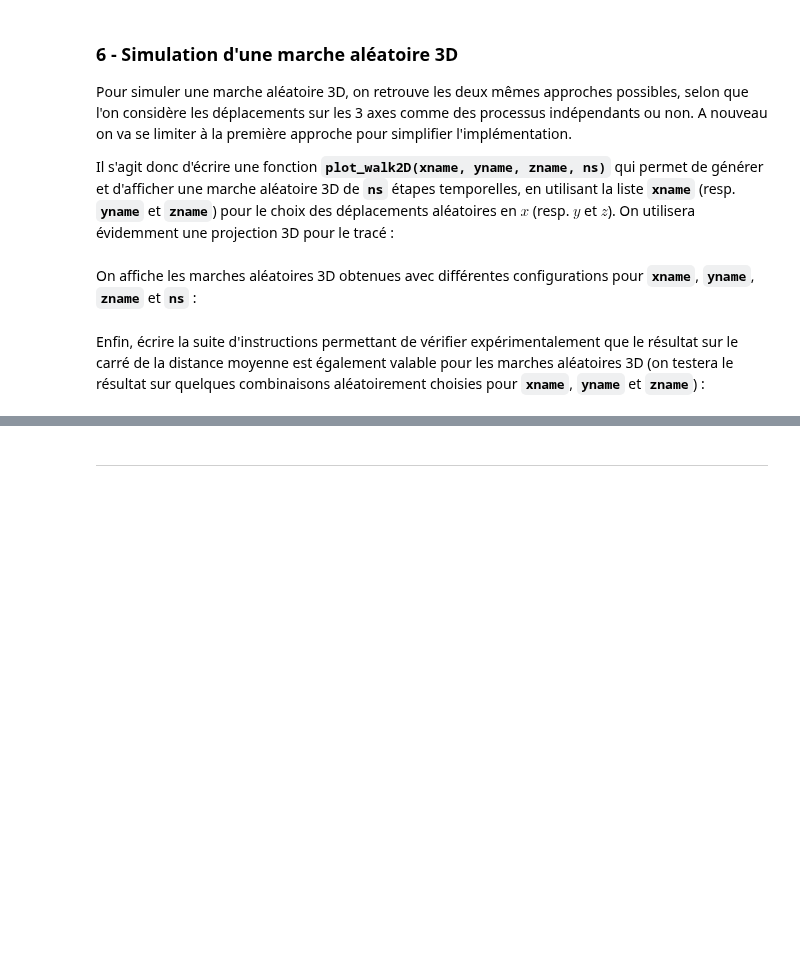
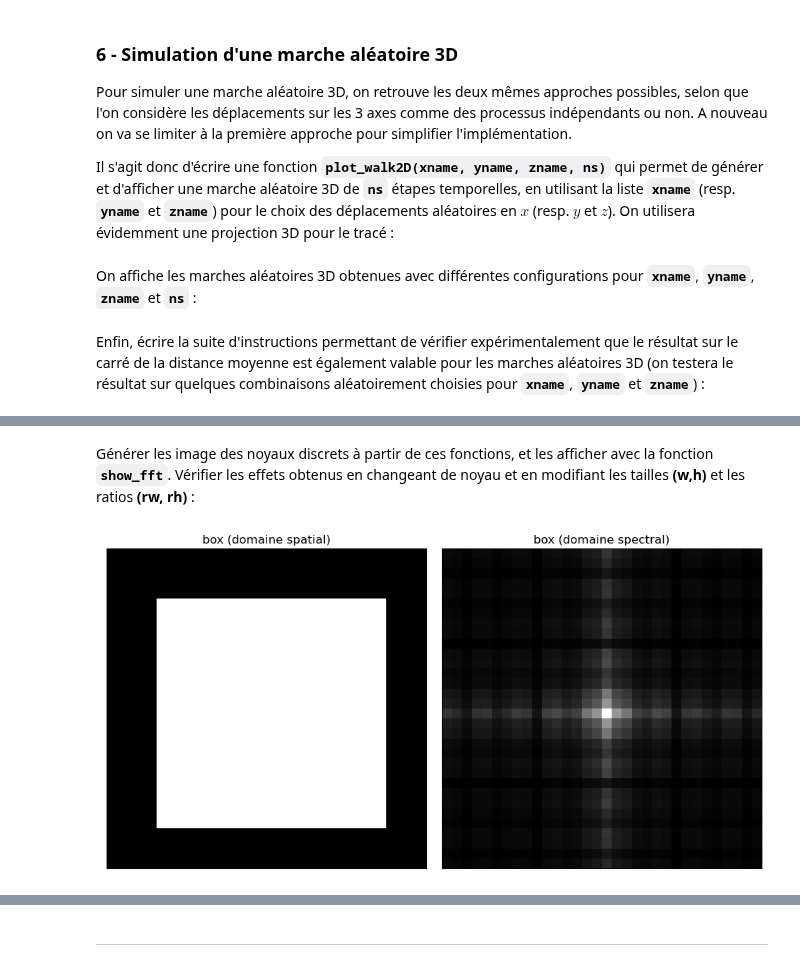
Before and after one commit to mas-outinfo/outinfo, a Jupyter notebook: E-Matplotlib.ipynb, the cells around one changed output, grey strips where cells are left out. Saved outputs shown, nothing was run; the diff lists cells and outputs as text; code cells hidden in the pictures; blank space fills up the shorter version.

```diff
--- a/E-Matplotlib.ipynb
+++ b/E-Matplotlib.ipynb
@@ -268,0 +527,38 @@ distances, ns, nw = {}, 2000, 5000 # nombre de pas et nombre de marches
+# %%
+def box(w, h, rw=1, rh=1):
+  """create sampling matrix for a 2D box function"""
+  w, h = w//2, h//2; rw, rh = 1/(rw*w), 1/(rh*h) # adjust parameters
+  W, H = np.meshgrid(range(-w,w), range(-h,h)) # sampling grid, centered at (0,0)
+  mat = np.maximum(np.abs(rw*W), np.abs(rh*H)); return np.where(mat < 1, 1, 0) # box 2D
+
+def pyramid(w, h, rw=1, rh=1):
+  """create sampling matrix for a 2D pyramid function"""
+  w, h = w//2, h//2; rw, rh = 1/(rw*w), 1/(rh*h) # adjust parameters
+  W, H = np.meshgrid(range(-w,w), range(-h,h)) # sampling grid, centered at (0,0)
+  mat = 2**0.5 - np.maximum(np.abs(rw*W), np.abs(rh*H)); return np.where(mat > 0, mat, 0) # pyramid 2D
+
+def disk(w, h, rw=1, rh=1):
+  """create sampling matrix for a 2D disk function"""
+  w, h = w//2, h//2; rw, rh = 1/(rw*w), 1/(rh*h) # adjust parameters
+  W, H = np.meshgrid(range(-w,w), range(-h,h)) # sampling grid, centered at (0,0)
+  mat = (rw*W)**2 + (rh*H)**2; return np.where(mat < 1, 1, 0) # disk 2D
+
+def cone(w, h, rw=1, rh=1):
+  """create sampling matrix for a 2D cone function"""
+  w, h = w//2, h//2; rw, rh = 1/(rw*w), 1/(rh*h) # adjust parameters
+  W, H = np.meshgrid(range(-w,w), range(-h,h)) # sampling grid, centered at (0,0)
+  mat = 2**0.5 - ((rw*W)**2+(rh*H)**2)**0.5; return np.where(mat > 0, mat, 0) # cone 2D
+
+def gauss(w, h, rw=1, rh=1):
+  """create sampling matrix for a 2D gaussian function"""
+  w, h = w//2, h//2; rw, rh = 1/(rw*w), 1/(rh*h) # adjust parameters
+  W, H = np.meshgrid(range(-w,w), range(-h,h)) # sampling grid, centered at (0,0)
+  return np.exp(-(rw*W)**2 -(rh*H)**2) # gauss 2D
+
+kernels = dict(box=box, pyramid=pyramid, disk=disk, cone=cone, gauss=gauss) # on regroupe dans un dictionnaire
+# %% [markdown]
+Générer les image des noyaux discrets à partir de ces fonctions, et les afficher avec la fonction **`show_fft`**. Vérifier les effets obtenus en changeant de noyau et en modifiant les tailles **(w,h)** et les ratios **(rw, rh)** :
+# %%
+name = 'box'; show_fft(kernels[name](32, 32, 0.75, 0.75), name) # tester avec les autres noyaux
+# %% [output]
+[figure, added]
```
Also changed, not shown: parts of 53 cells of this notebook.
